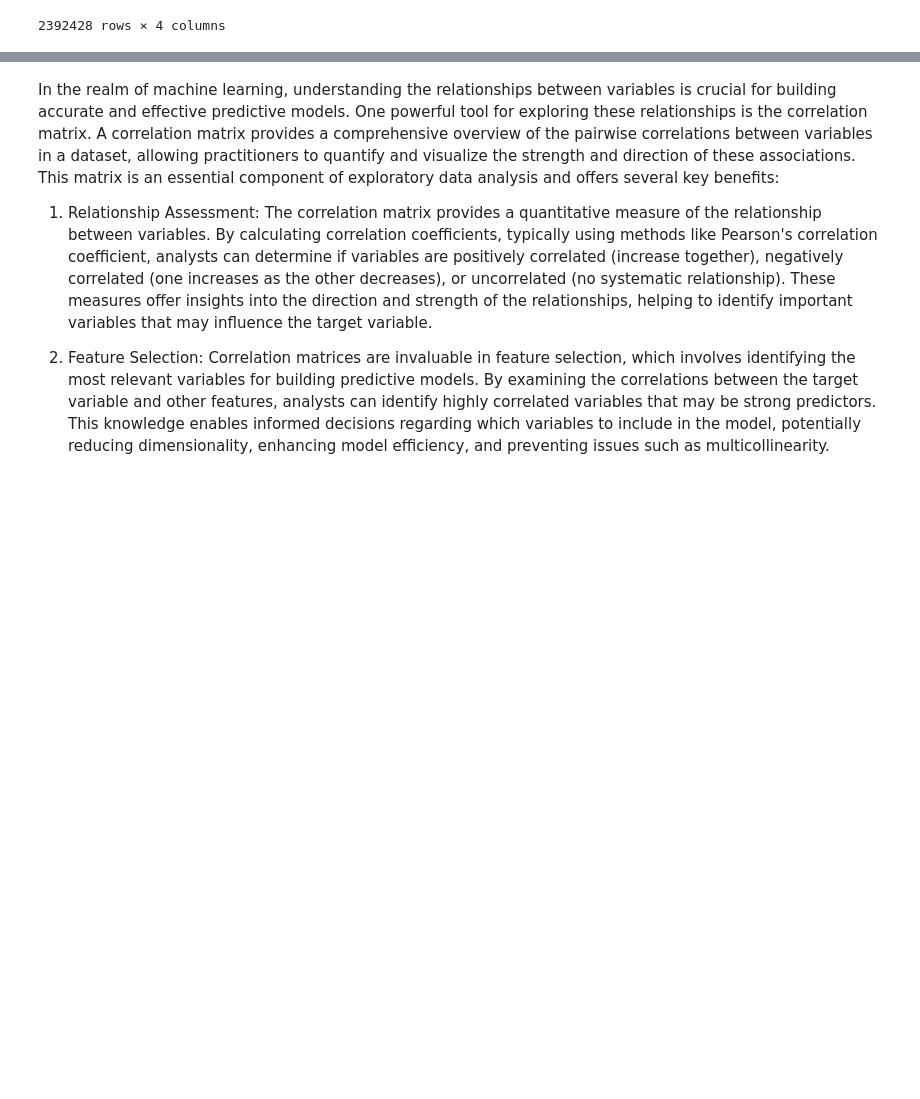
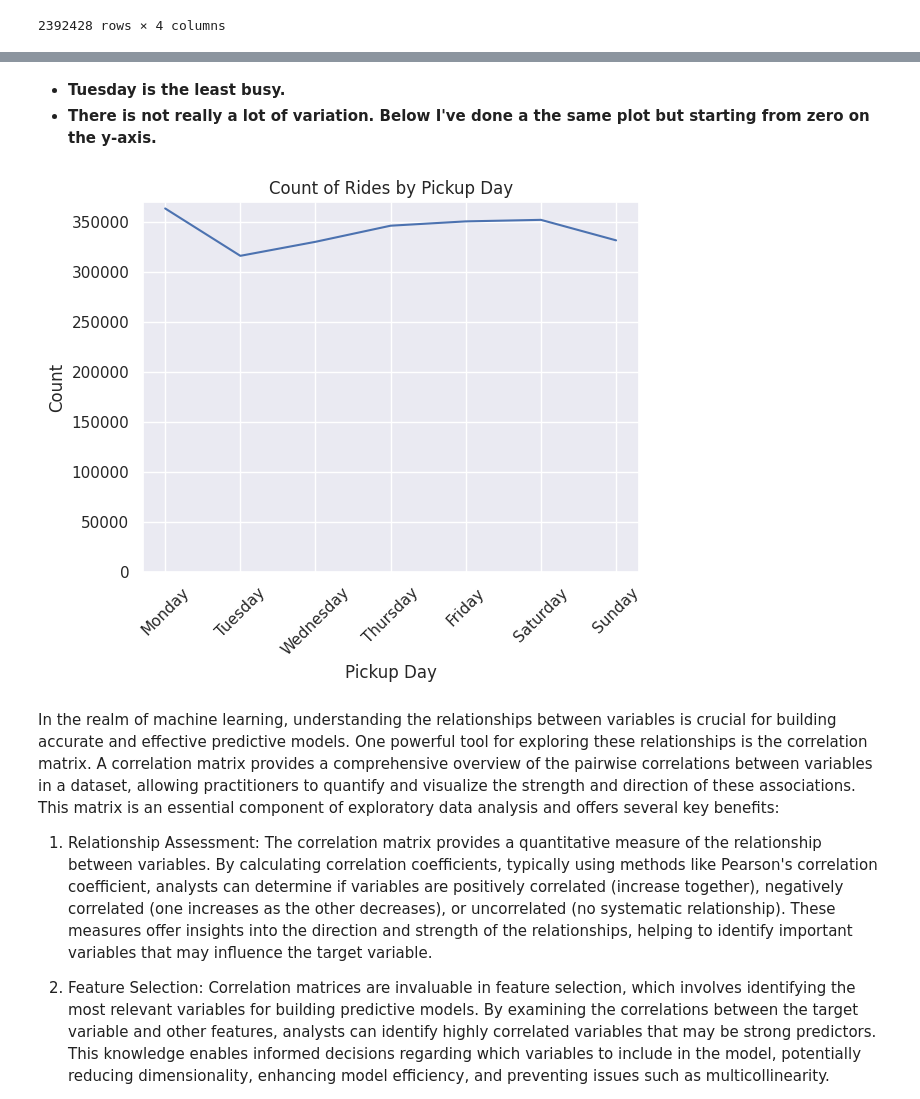
Before and after one commit to TanyaKHughes/UCSDBootcamp, a Jupyter notebook: Student_MLE_MiniProject_EDA.ipynb, the cells around one changed output, grey strips where cells are left out. Drawn from its saved outputs; the diff is of its cells as text; code cells hidden in the pictures; blank space fills up the shorter version.

```diff
--- a/Student_MLE_MiniProject_EDA.ipynb
+++ b/Student_MLE_MiniProject_EDA.ipynb
@@ -208,3 +310,18 @@ plt.show
+# %% [markdown]
+* **Tuesday is the least busy.**
+* **There is not really a lot of variation. Below I've done a the same plot but starting from zero on the y-axis.**
+# %%
+# Same plot but with the y-axis starting at 0:
+sns.set()
+sns.lineplot(data=trips_count_by_day, x='pickup_day_name', y='count')
+plt.title("Count of Rides by Pickup Day")
+plt.xlabel("Pickup Day")
+plt.ylabel("Count")
+plt.xticks(rotation=45)
+plt.ylim(0, 370_000)
+plt.show()
+# %% [output]
+[figure, added]
 # %% [markdown]
 In the realm of machine learning, understanding the relationships between variables is crucial for building accurate and effective predictive models. One powerful tool for exploring these relationships is the correlation matrix. A correlation matrix provides a comprehensive overview of the pairwise correlations between variables in a dataset, allowing practitioners to quantify and visualize the strength and direction of these associations. This matrix is an essential component of exploratory data analysis and offers several key benefits:
 
```
Also changed, not shown: parts of 40 cells of this notebook.
